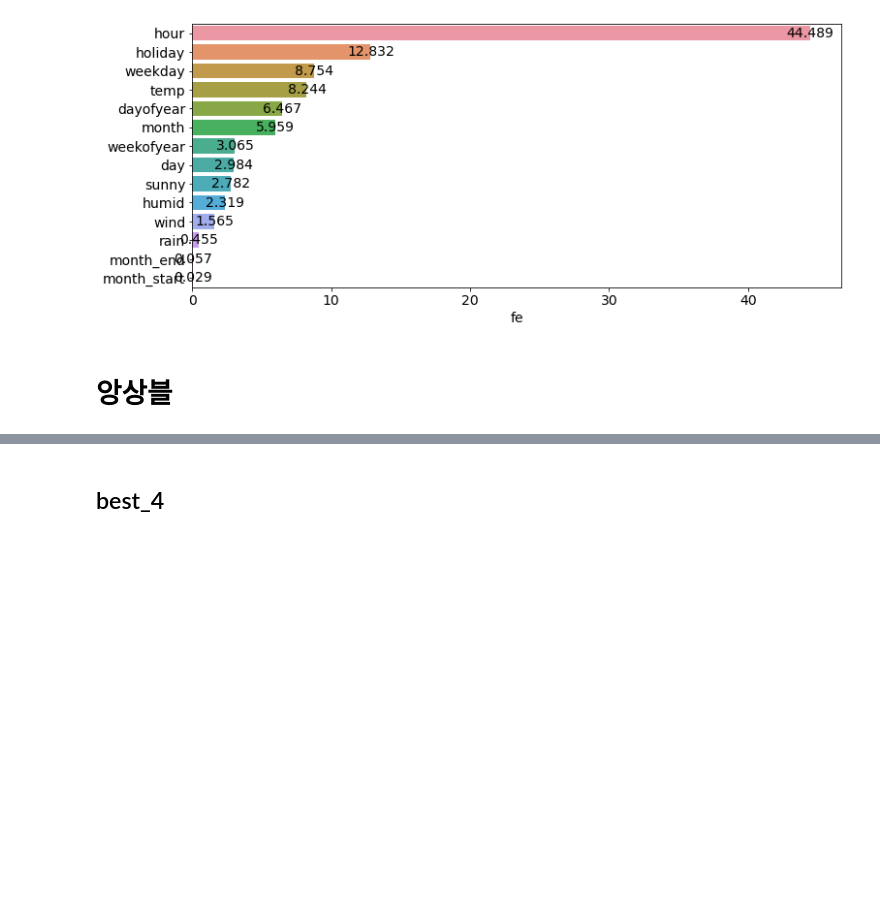
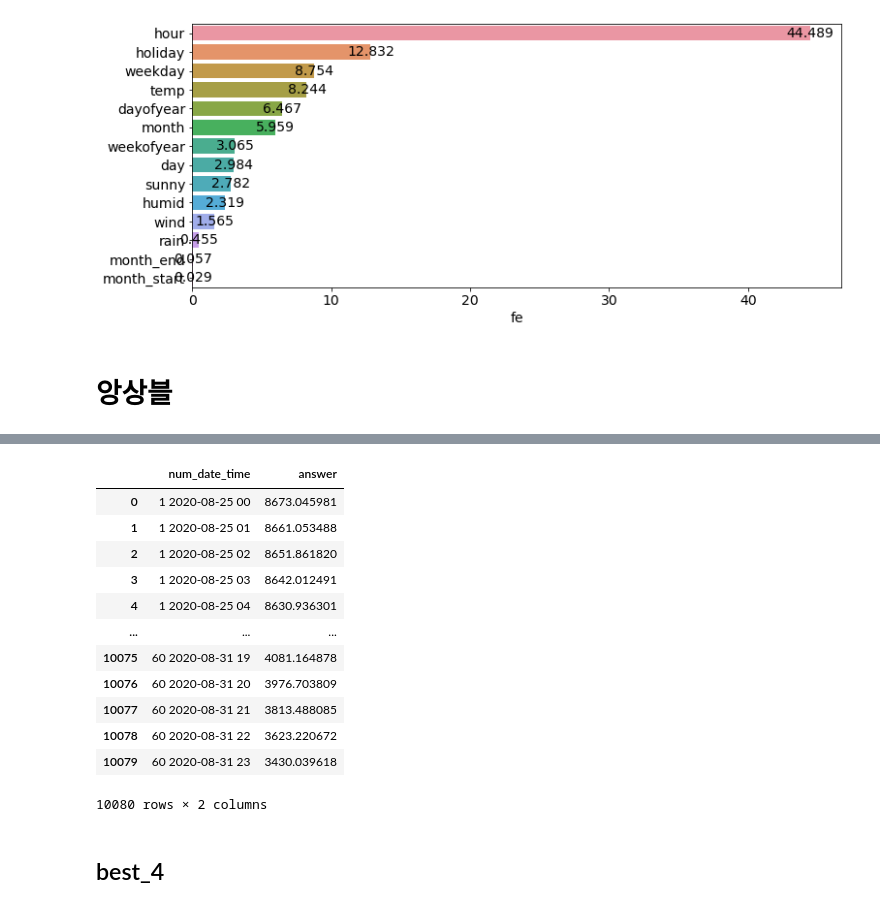
Before and after one commit to thinpig99/dacon_energy, a Jupyter notebook: modeling.ipynb, the cells around one changed output, grey strips where cells are left out. Cells and saved outputs as stored; diff of their text form; code cells hidden in the pictures; blank space fills up the shorter version.

```diff
--- a/modeling.ipynb
+++ b/modeling.ipynb
@@ -1392,2 +1480,19 @@ plt.show()
+# %%
+sub.to_csv('submission/210615_best5-ens.csv', index=False)
+sub
+# %% [output]
+|  | num_date_time | answer |
+| 0 | 1 2020-08-25 00 | 8673.045981 |
+| 1 | 1 2020-08-25 01 | 8661.053488 |
+| 2 | 1 2020-08-25 02 | 8651.861820 |
+| 3 | 1 2020-08-25 03 | 8642.012491 |
+| 4 | 1 2020-08-25 04 | 8630.936301 |
+| ... | ... | ... |
+| 10075 | 60 2020-08-31 19 | 4081.164878 |
+| 10076 | 60 2020-08-31 20 | 3976.703809 |
+| 10077 | 60 2020-08-31 21 | 3813.488085 |
+| 10078 | 60 2020-08-31 22 | 3623.220672 |
+| 10079 | 60 2020-08-31 23 | 3430.039618 |
+10080 rows × 2 columns
 # %% [markdown]
 ## best_4
```
Also changed, not shown: parts of 32 cells of this notebook, 12 other files.
